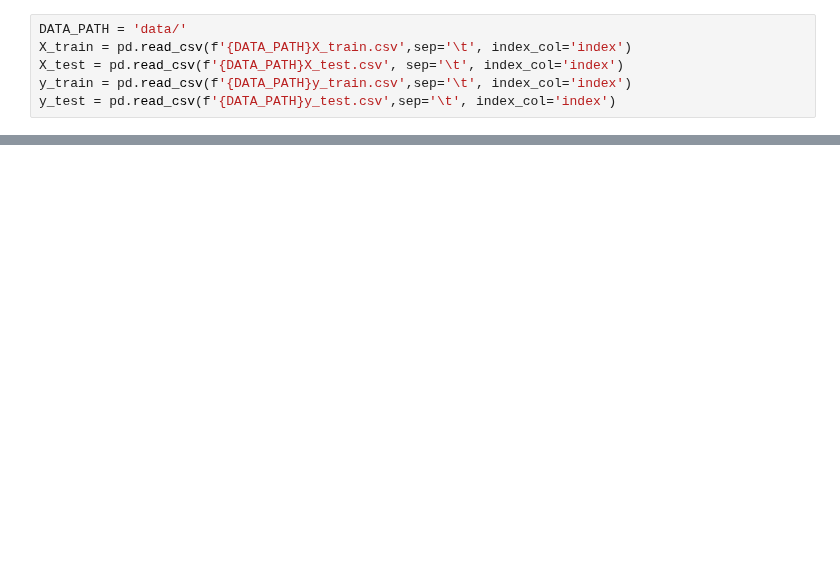
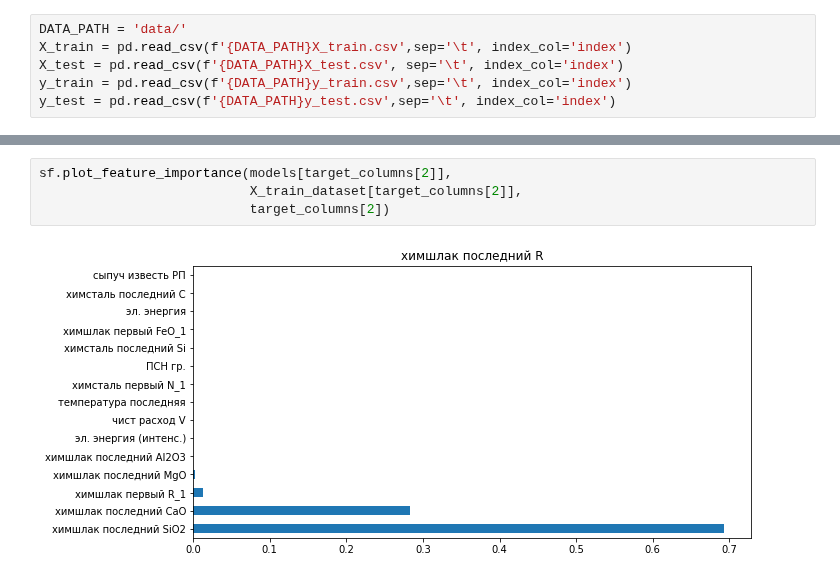
Before and after one commit to OnlyOneUseAcc/Evraz-SCC-prediction, a Jupyter notebook: GBR.ipynb, the cells around one changed output, grey strips where cells are left out. Drawn from its saved outputs; the diff is of its cells as text; blank space fills up the shorter version.

```diff
--- a/GBR.ipynb
+++ b/GBR.ipynb
@@ -83,0 +65,6 @@ AttributeError: 'Series' object has no attribute 'columns'
+# %%
+sf.plot_feature_importance(models[target_columns[2]],
+                           X_train_dataset[target_columns[2]],
+                           target_columns[2])
+# %% [output]
+[figure, added]
```
Also changed, not shown: parts of 14 cells of this notebook, 10 other files.
